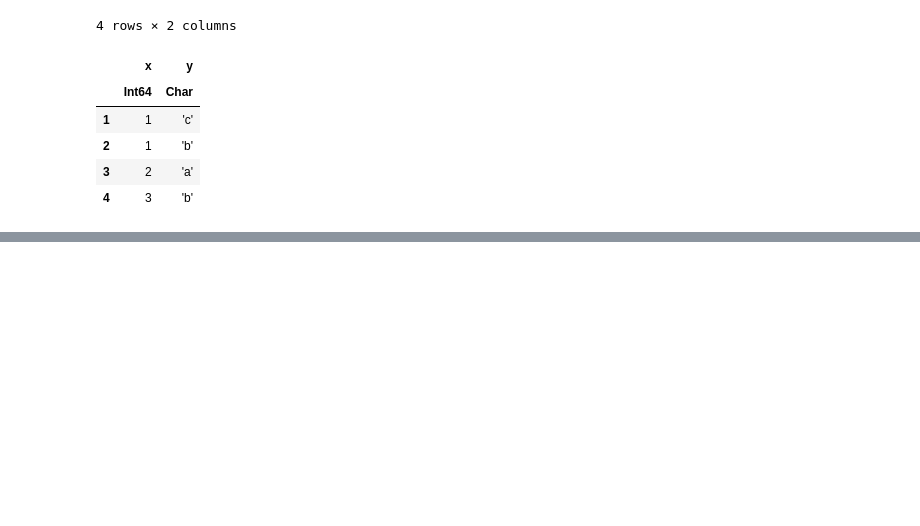
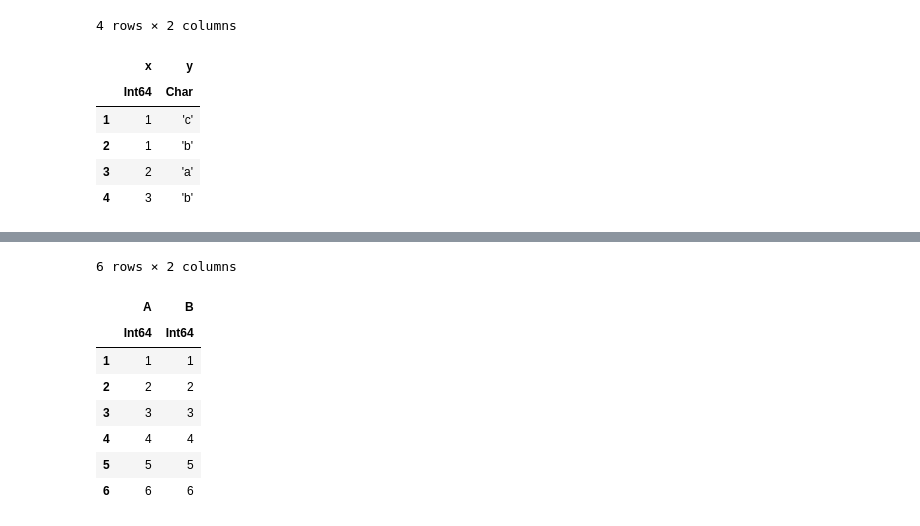
Before and after one commit to damiansp/julia, a Jupyter notebook: dsDocs/DataFrames/functions_2.py.ipynb, the cells around one changed output, grey strips where cells are left out. Saved outputs shown, nothing was run; the diff lists cells and outputs as text; code cells hidden in the pictures; blank space fills up the shorter version.

```diff
--- a/dsDocs/DataFrames/functions_2.py.ipynb
+++ b/dsDocs/DataFrames/functions_2.py.ipynb
@@ -682,0 +726,12 @@ sort(df, [:x, order(:y, rev=true)])
+# %%
+vcat(df1, df2)
+# %% [output]
+6 rows × 2 columns
+|  | A | B |
+|  | Int64 | Int64 |
+| 1 | 1 | 1 |
+| 2 | 2 | 2 |
+| 3 | 3 | 3 |
+| 4 | 4 | 4 |
+| 5 | 5 | 5 |
+| 6 | 6 | 6 |
```
Also changed, not shown: parts of 6 cells of this notebook.
